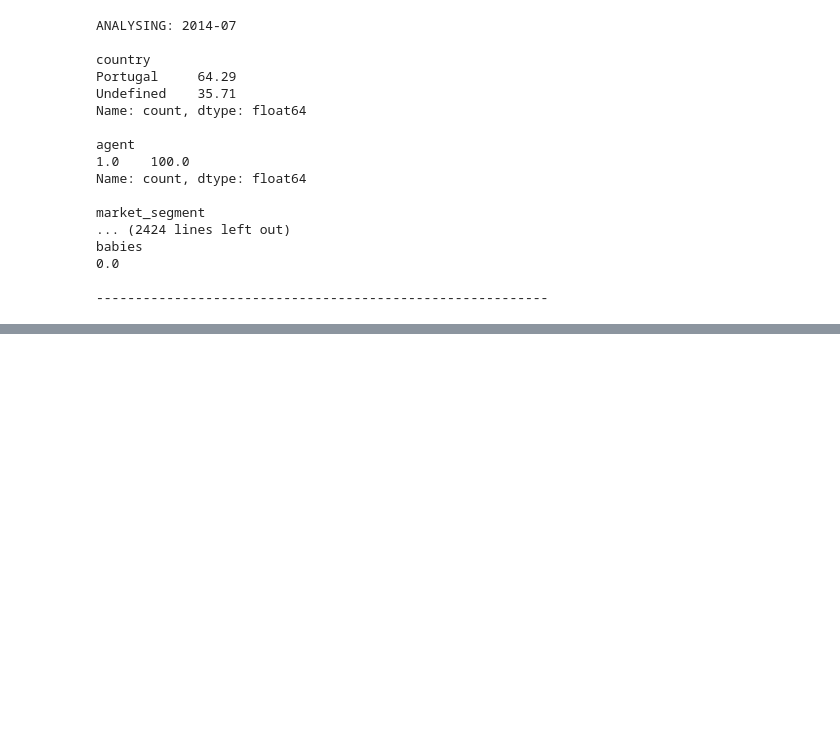
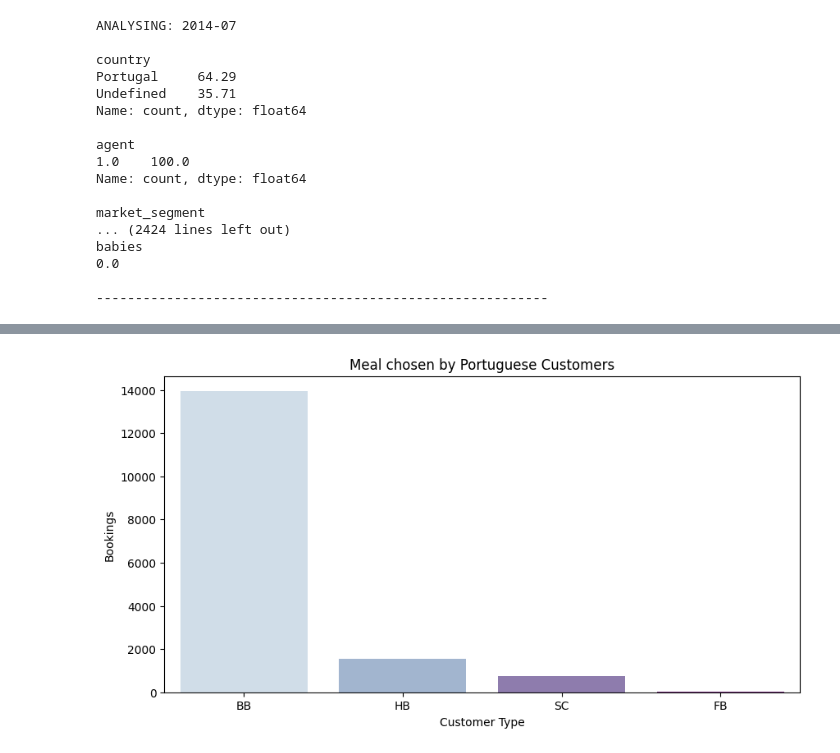
Before and after one commit to marinaescobar/proyecto-da-promo-G-modulo-4-team-4, a Jupyter notebook: report_marina.ipynb, the cells around one changed output, grey strips where cells are left out. Saved outputs shown, nothing was run; the diff lists cells and outputs as text; code cells hidden in the pictures; blank space fills up the shorter version.

```diff
--- a/report_marina.ipynb
+++ b/report_marina.ipynb
@@ -551,0 +520,2 @@ plt.show()
+# %%
+df_portugal = df_portugal[df_portugal['hotel'] == 'City Hotel']
@@ -551,0 +608,4 @@ plt.show()
+# %%
+vis.countplot('meal', df_portugal, 'BuPu', 'meal', True, None, 'Customer Type', 'Bookings', 'Meal chosen by Portuguese Customers', 0, (10,5))
+# %% [output]
+[figure, added]
```
Also changed, not shown: parts of 22 cells of this notebook.
